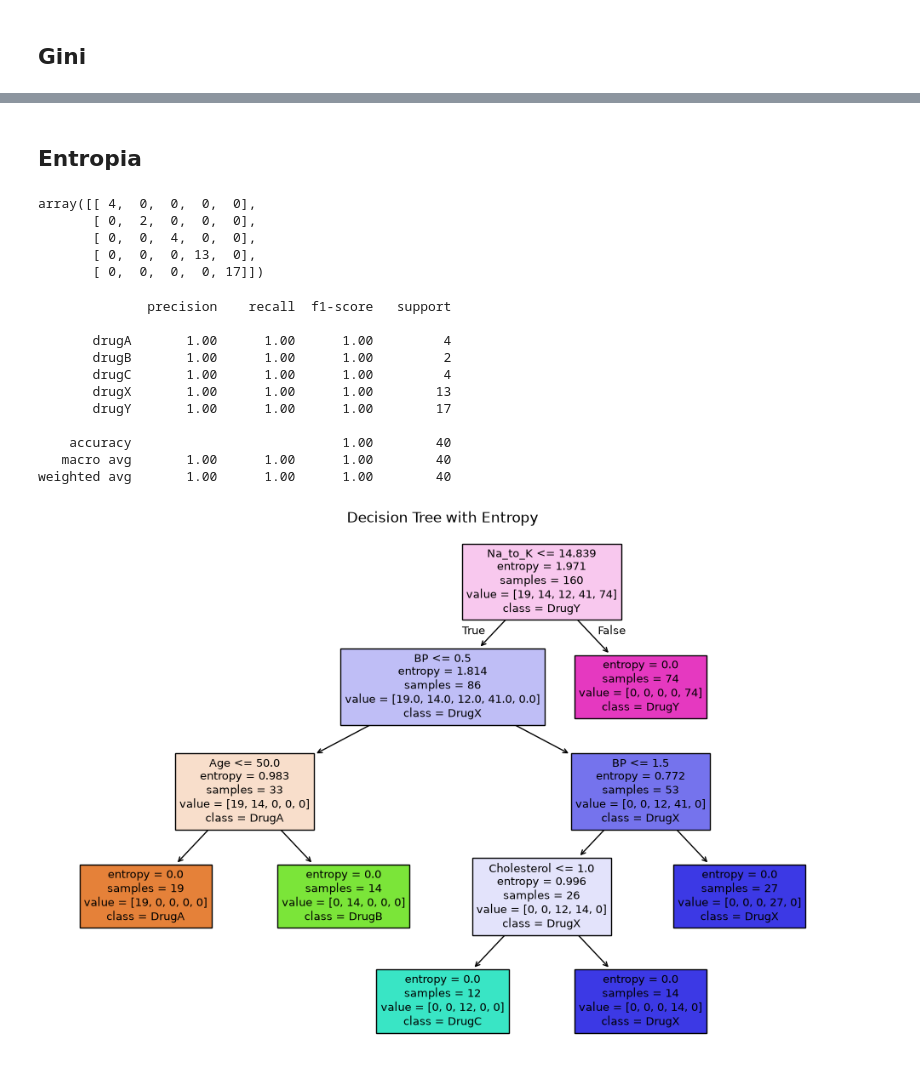
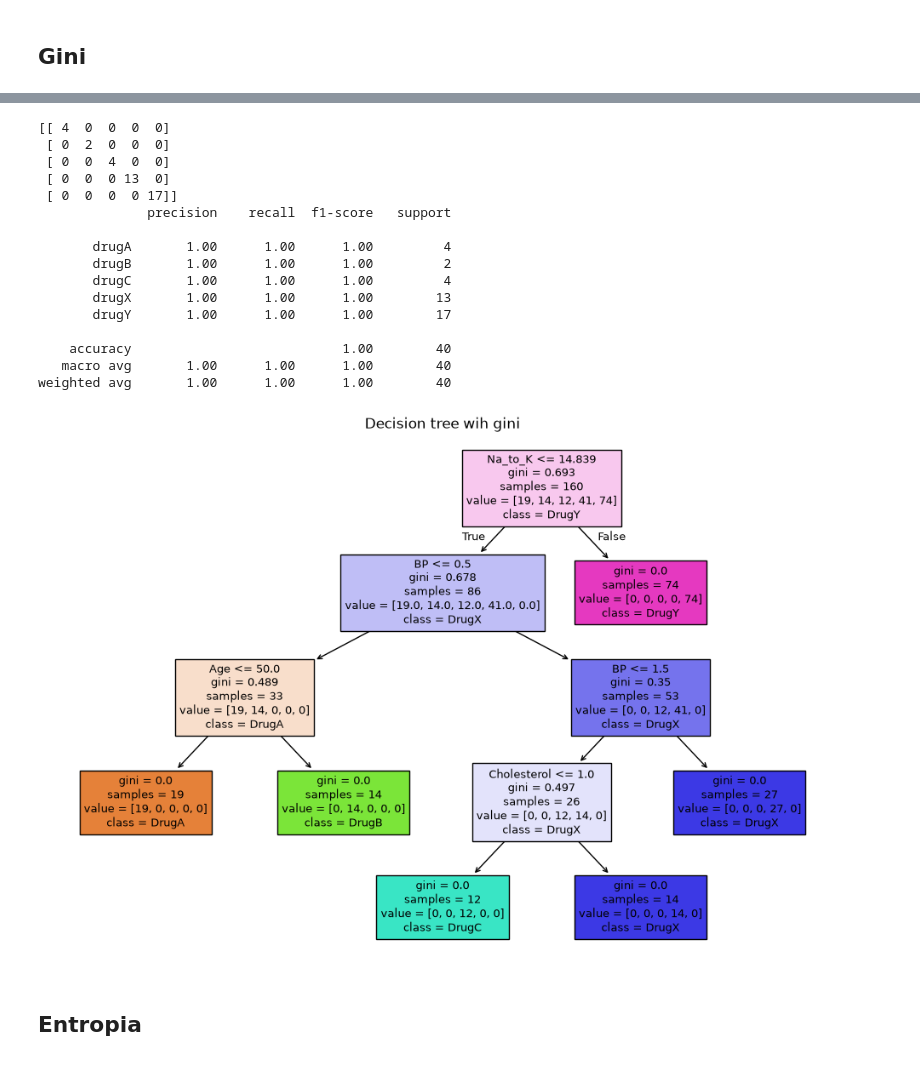
Before and after one commit to hhugoac/PythonForDataScience, a Jupyter notebook: TareaM23-CD-HectorHugoAlonzoCortez.ipynb, the cells around one changed output, grey strips where cells are left out. Saved outputs shown, nothing was run; the diff lists cells and outputs as text; code cells hidden in the pictures.

```diff
--- a/TareaM23-CD-HectorHugoAlonzoCortez.ipynb
+++ b/TareaM23-CD-HectorHugoAlonzoCortez.ipynb
@@ -95,2 +135,22 @@ plt.show()
+# %%
+create_decision_tree_and_report('gini', max_depth=7)
+# %% [output]
+[[ 4  0  0  0  0]
+ [ 0  2  0  0  0]
+ [ 0  0  4  0  0]
+ [ 0  0  0 13  0]
+ [ 0  0  0  0 17]]
+              precision    recall  f1-score   support
+
+       drugA       1.00      1.00      1.00         4
+       drugB       1.00      1.00      1.00         2
+       drugC       1.00      1.00      1.00         4
+       drugX       1.00      1.00      1.00        13
+       drugY       1.00      1.00      1.00        17
+
+    accuracy                           1.00        40
+   macro avg       1.00      1.00      1.00        40
+weighted avg       1.00      1.00      1.00        40
+[figure, added]
 # %% [markdown]
 ## Entropia
@@ -106,32 +156,0 @@ y_hat = clf.predict(X_test)
-# %%
-# Confussion matrix
-confusion_matrix = metrics.confusion_matrix(Y_test, y_hat)
-confusion_matrix
-# %% [output]
-array([[ 4,  0,  0,  0,  0],
-       [ 0,  2,  0,  0,  0],
-       [ 0,  0,  4,  0,  0],
-       [ 0,  0,  0, 13,  0],
-       [ 0,  0,  0,  0, 17]])
-# %%
-# Show the report of the model
-print(metrics.classification_report(Y_test, y_hat))
-# %% [output]
-              precision    recall  f1-score   support
-
-       drugA       1.00      1.00      1.00         4
-       drugB       1.00      1.00      1.00         2
-       drugC       1.00      1.00      1.00         4
-       drugX       1.00      1.00      1.00        13
-       drugY       1.00      1.00      1.00        17
-
-    accuracy                           1.00        40
-   macro avg       1.00      1.00      1.00        40
-weighted avg       1.00      1.00      1.00        40
-# %%
-plt.figure(figsize=(12,8))
-tree.plot_tree(clf, filled=True, feature_names=feature_columns, class_names=['DrugA', 'DrugB', 'DrugC', 'DrugX', 'DrugY'])
-plt.title('Decision Tree with Entropy')
-plt.show()
-# %% [output]
-[figure, removed]
```
Also changed, not shown: parts of 18 cells of this notebook.
